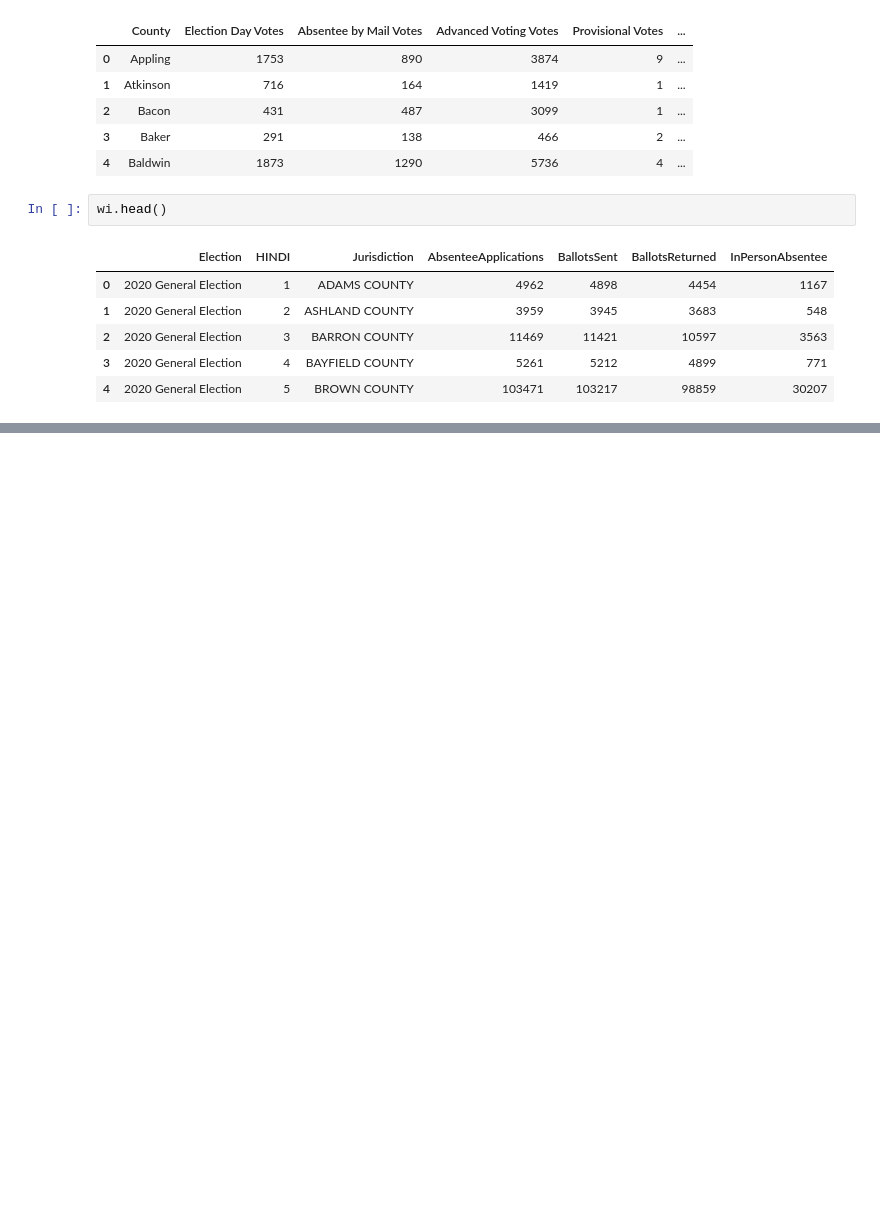
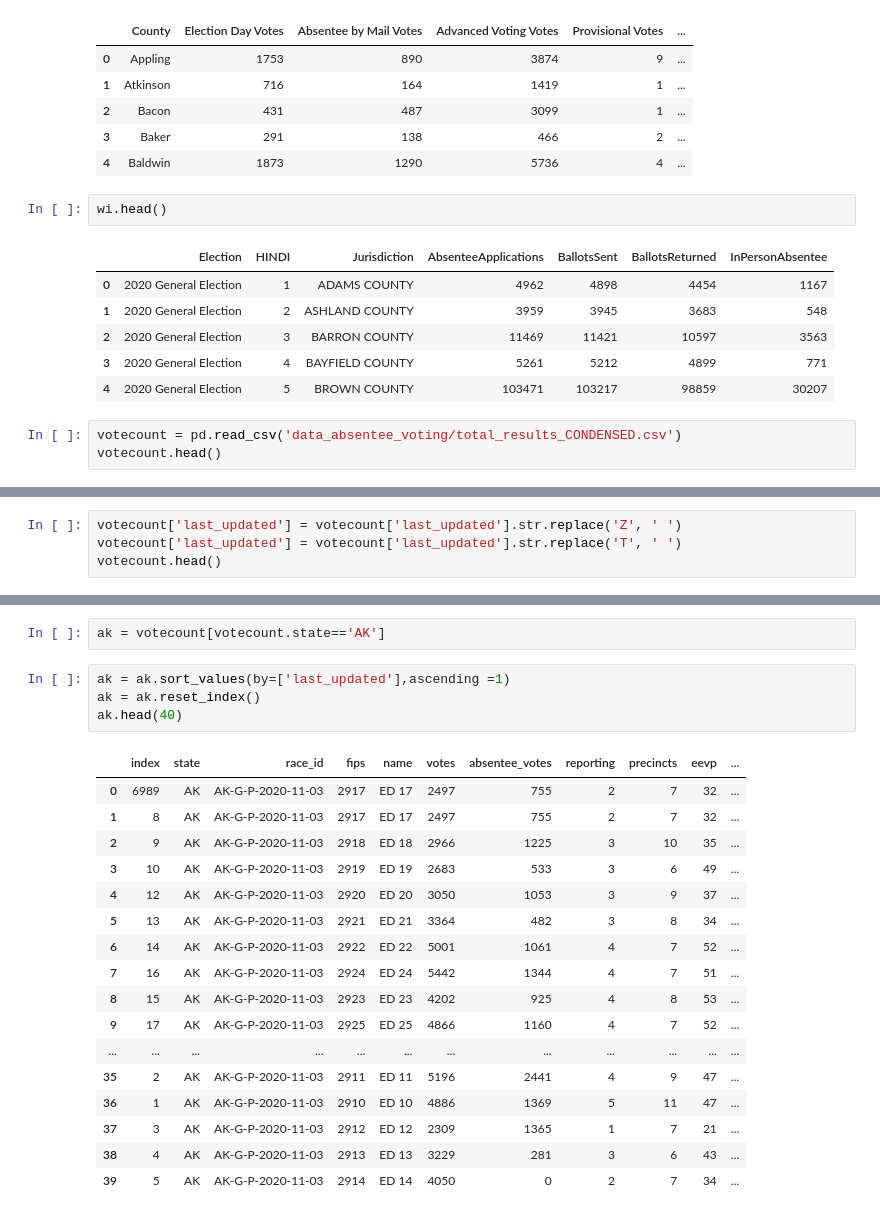
Before and after one commit to eweed001/ORIE-4741-Project, a Jupyter notebook: Absentee_Voting_Data_Analysis.ipynb, the cells around one changed output, grey strips where cells are left out. Cells and saved outputs as stored; diff of their text form; blank space fills up the shorter version.

```diff
--- a/Absentee_Voting_Data_Analysis.ipynb
+++ b/Absentee_Voting_Data_Analysis.ipynb
@@ -47,3 +49,6 @@ wi.head()
 | 2 | 2020 General Election | 3 | BARRON COUNTY | 11469 | 11421 | 10597 | 3563 |
 | 3 | 2020 General Election | 4 | BAYFIELD COUNTY | 5261 | 5212 | 4899 | 771 |
 | 4 | 2020 General Election | 5 | BROWN COUNTY | 103471 | 103217 | 98859 | 30207 |
+# %%
+votecount = pd.read_csv('data_absentee_voting/total_results_CONDENSED.csv')
+votecount.head()
@@ -49,0 +62,4 @@ wi.head()
+# %%
+votecount['last_updated'] = votecount['last_updated'].str.replace('Z', ' ')
+votecount['last_updated'] = votecount['last_updated'].str.replace('T', ' ')
+votecount.head()
@@ -49,0 +124,24 @@ wi.head()
+# %%
+ak = votecount[votecount.state=='AK']
+# %%
+ak = ak.sort_values(by=['last_updated'],ascending =1)
+ak = ak.reset_index()
+ak.head(40)
+# %% [output]
+|  | index | state | race_id | fips | name | votes | absentee_votes | reporting | precincts | eevp | ... |
+| 0 | 6989 | AK | AK-G-P-2020-11-03 | 2917 | ED 17 | 2497 | 755 | 2 | 7 | 32 | ... |
+| 1 | 8 | AK | AK-G-P-2020-11-03 | 2917 | ED 17 | 2497 | 755 | 2 | 7 | 32 | ... |
+| 2 | 9 | AK | AK-G-P-2020-11-03 | 2918 | ED 18 | 2966 | 1225 | 3 | 10 | 35 | ... |
+| 3 | 10 | AK | AK-G-P-2020-11-03 | 2919 | ED 19 | 2683 | 533 | 3 | 6 | 49 | ... |
+| 4 | 12 | AK | AK-G-P-2020-11-03 | 2920 | ED 20 | 3050 | 1053 | 3 | 9 | 37 | ... |
+| 5 | 13 | AK | AK-G-P-2020-11-03 | 2921 | ED 21 | 3364 | 482 | 3 | 8 | 34 | ... |
+| 6 | 14 | AK | AK-G-P-2020-11-03 | 2922 | ED 22 | 5001 | 1061 | 4 | 7 | 52 | ... |
+| 7 | 16 | AK | AK-G-P-2020-11-03 | 2924 | ED 24 | 5442 | 1344 | 4 | 7 | 51 | ... |
+| 8 | 15 | AK | AK-G-P-2020-11-03 | 2923 | ED 23 | 4202 | 925 | 4 | 8 | 53 | ... |
+| 9 | 17 | AK | AK-G-P-2020-11-03 | 2925 | ED 25 | 4866 | 1160 | 4 | 7 | 52 | ... |
+| ... | ... | ... | ... | ... | ... | ... | ... | ... | ... | ... | ... |
+| 35 | 2 | AK | AK-G-P-2020-11-03 | 2911 | ED 11 | 5196 | 2441 | 4 | 9 | 47 | ... |
+| 36 | 1 | AK | AK-G-P-2020-11-03 | 2910 | ED 10 | 4886 | 1369 | 5 | 11 | 47 | ... |
+| 37 | 3 | AK | AK-G-P-2020-11-03 | 2912 | ED 12 | 2309 | 1365 | 1 | 7 | 21 | ... |
+| 38 | 4 | AK | AK-G-P-2020-11-03 | 2913 | ED 13 | 3229 | 281 | 3 | 6 | 43 | ... |
+| 39 | 5 | AK | AK-G-P-2020-11-03 | 2914 | ED 14 | 4050 | 0 | 2 | 7 | 34 | ... |
```
Also changed, not shown: parts of 16 cells of this notebook, 1 other file.
